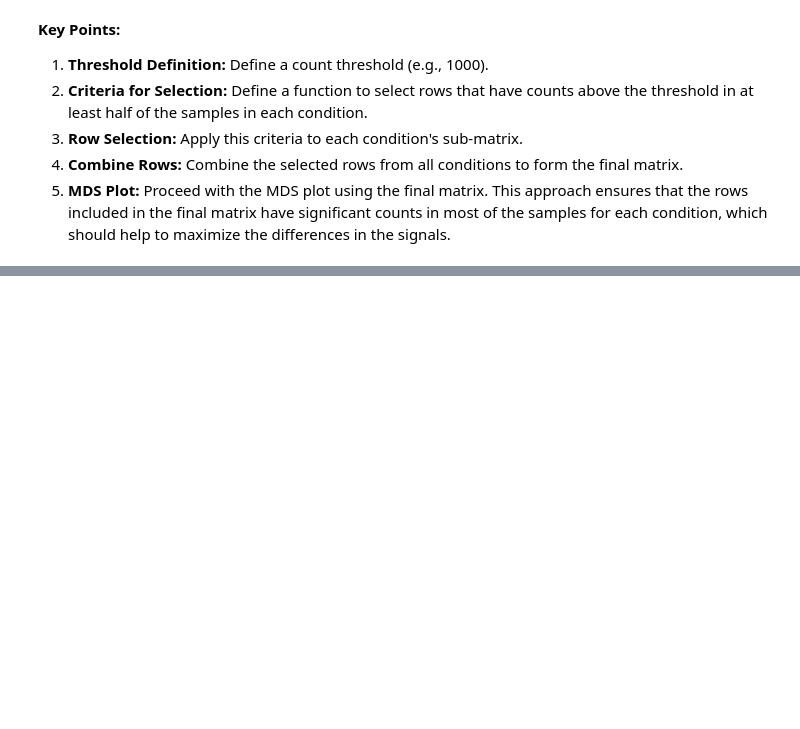
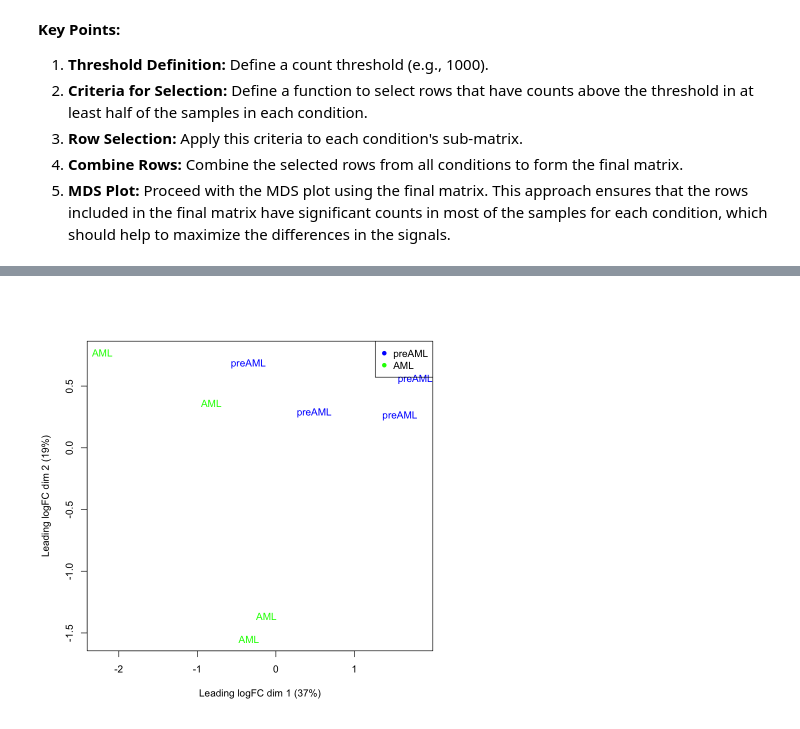
Before and after one commit to adeslatt/post-rmats-single-run, a Jupyter notebook: ipynb/all_TAM_vs_AML_A3SS_limmav2.ipynb, the cells around one changed output, grey strips where cells are left out. Cells and saved outputs as stored; diff of their text form; code cells hidden in the pictures; blank space fills up the shorter version.

```diff
--- a/ipynb/all_TAM_vs_AML_A3SS_limmav2.ipynb
+++ b/ipynb/all_TAM_vs_AML_A3SS_limmav2.ipynb
@@ -376,4 +299,0 @@ write.csv(cts_AML, "A3SS_cts_AML.csv", row.names = FALSE)
-# %%
-cts <- final_matrix
-
-featureData <- featureData[rownames(cts),]
@@ -584,0 +300,4 @@ A data.frame: 10 × 6
+# %%
+# Select columns corresponding to preAML paired samples
+cts_paired <- cts[, c(colnames(cts) %in% preAML_paired_samples | colnames(cts) %in% AML_paired_samples)]
+dim(cts_paired)
@@ -584,0 +316,5 @@ A data.frame: 10 × 6
+# %%
+coldata_paired <- read.csv("/Users/annedeslattesmays/Scitechcon\ Dropbox/Anne\ DeslattesMays/projects/post-rmats-single-run/design/design_paired_matrix.csv", row.names=1)
+coldata_unpaired_noAML_paired_AML      <- read.csv("/Users/annedeslattesmays/Scitechcon\ Dropbox/Anne\ DeslattesMays/projects/post-rmats-single-run/design/design_unpaired_noAML_paired_AML.csv", row.names=1)
+coldata_unpaired_preAML_paired_AML     <- read.csv("/Users/annedeslattesmays/Scitechcon\ Dropbox/Anne\ DeslattesMays/projects/post-rmats-single-run/design/design_unpaired_preAML_paired_AML.csv", row.names=1)
+coldata_unpaired_noAML_unpaired_preAML <- read.csv("/Users/annedeslattesmays/Scitechcon\ Dropbox/Anne\ DeslattesMays/projects/post-rmats-single-run/design/design_unpaired_noAML_unpaired_preAML.csv", row.names=1)
@@ -584,0 +511,79 @@ A data.frame: 10 × 6
+# %%
+# Load necessary libraries
+library(edgeR)
+library(limma)
+
+
+#
+# Three limma/voom analyses to run:
+# 1. paired analyses preAML to AML
+# 2. unpaired analyses unpaired preAML to paired AML
+# 3. unpaired analyses unpaired noAML to paired preAML
+#
+
+# 1. Paired analyses
+#    key input matrices are:
+#    a. coldata_paired
+#    b. paired_final_matrix
+#
+# Assuming paired_final_matrix and coldata_paired are already defined
+date<-"2024Aug22_A3SS_paired_preAML_paired_AML_"
+
+paired_cts <- paired_final_matrix
+
+# Check dimensions
+print(dim(paired_cts))
+print(dim(coldata_paired))
+
+# Ensure coldata_paired has the same number of rows as paired_cts has columns
+if (nrow(coldata_paired) != ncol(paired_cts)) {
+  stop("The number of samples in coldata_paired and paired_cts do not match.")
+}
+
+#
+# Begin Differential count analyses
+#
+# Convert the count data to a DGEList object
+#
+dge <- DGEList(counts = paired_cts)
+
+# Normalize the data using the TMM method
+dge <- calcNormFactors(dge)
+
+# Compute the log-transformed counts per million (CPM)
+logCPM <- cpm(dge, log = TRUE, prior.count = 3)
+
+# Ensure coldata_paired$condition is a factor and create a color palette
+coldata_paired$condition <- factor(coldata_paired$condition, levels = c("preAML", "AML"))
+color_palette <- c("blue", "green")
+
+# Map the conditions to their respective colors
+condition_colors <- color_palette[as.numeric(coldata_paired$condition)]
+
+# Check lengths of logCPM and condition_colors
+print(dim(logCPM))
+print(length(condition_colors))
+
+# Ensure the lengths match
+if (ncol(logCPM) != length(condition_colors)) {
+  stop("The number of col in logCPM and the length of condition_colors do not match.")
+}
+
+# Create MDS plot with colors for each condition
+plotMDS(logCPM, col = condition_colors, labels = coldata_paired$condition)
+legend("topright", legend = levels(coldata_paired$condition), col = color_palette, pch = 16)
+
+group <- factor(coldata_paired$condition)
+
+# Create the design matrix
+design <- model.matrix(~0 + group)
+colnames(design) <- levels(group)
+
+fit <- lmFit(logCPM, design)
+fit <- eBayes(fit, trend=TRUE)
+
+de_results <- topTable(fit, coef=ncol(design), n=Inf)
+lookup <- rownames(de_results)
+length(lookup)
+head(featureData[lookup,2])
+# %% [output]
@@ -585,3 +596,4 @@ A data.frame: 10 × 6
+[figure, added]
 # %%
 # There are too many values - lets reduce the size a bit more
 # Assuming you have the 'de_results' object from topTable
```
Also changed, not shown: parts of 129 cells of this notebook, 8 other files.
